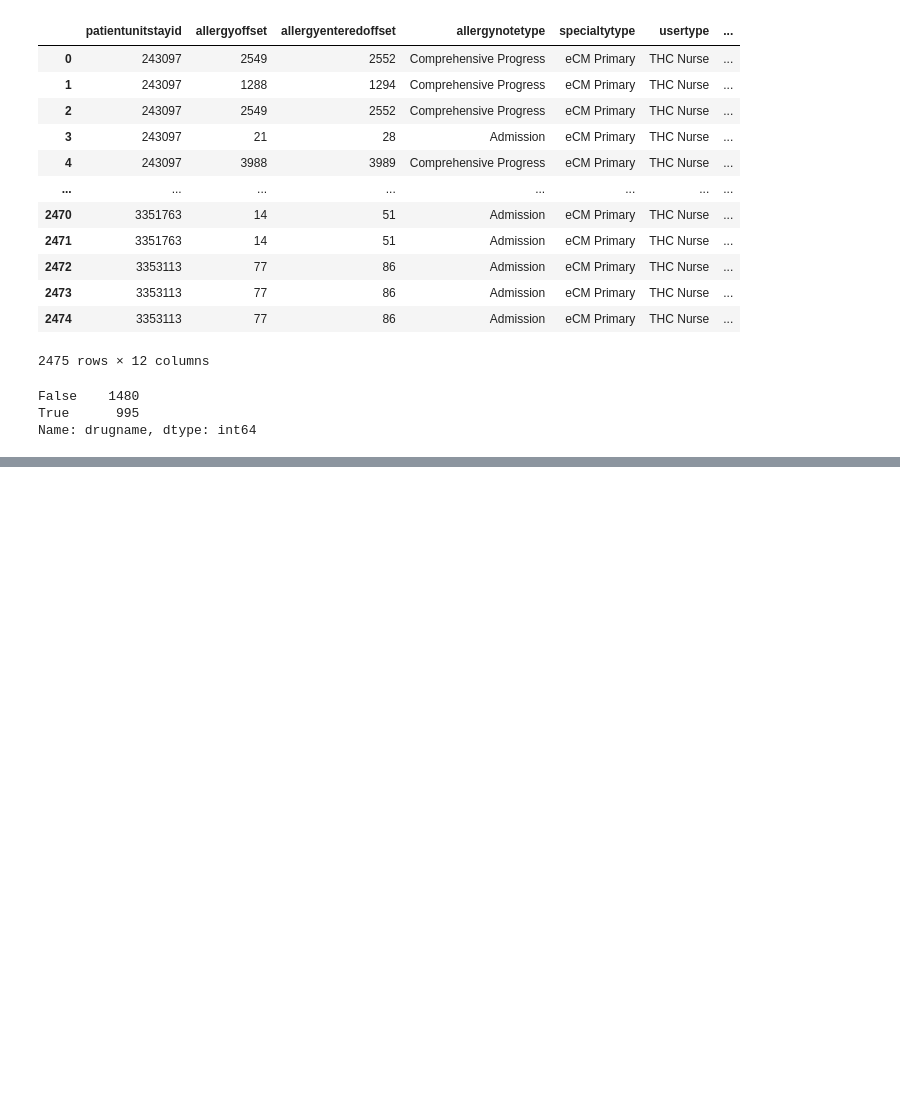
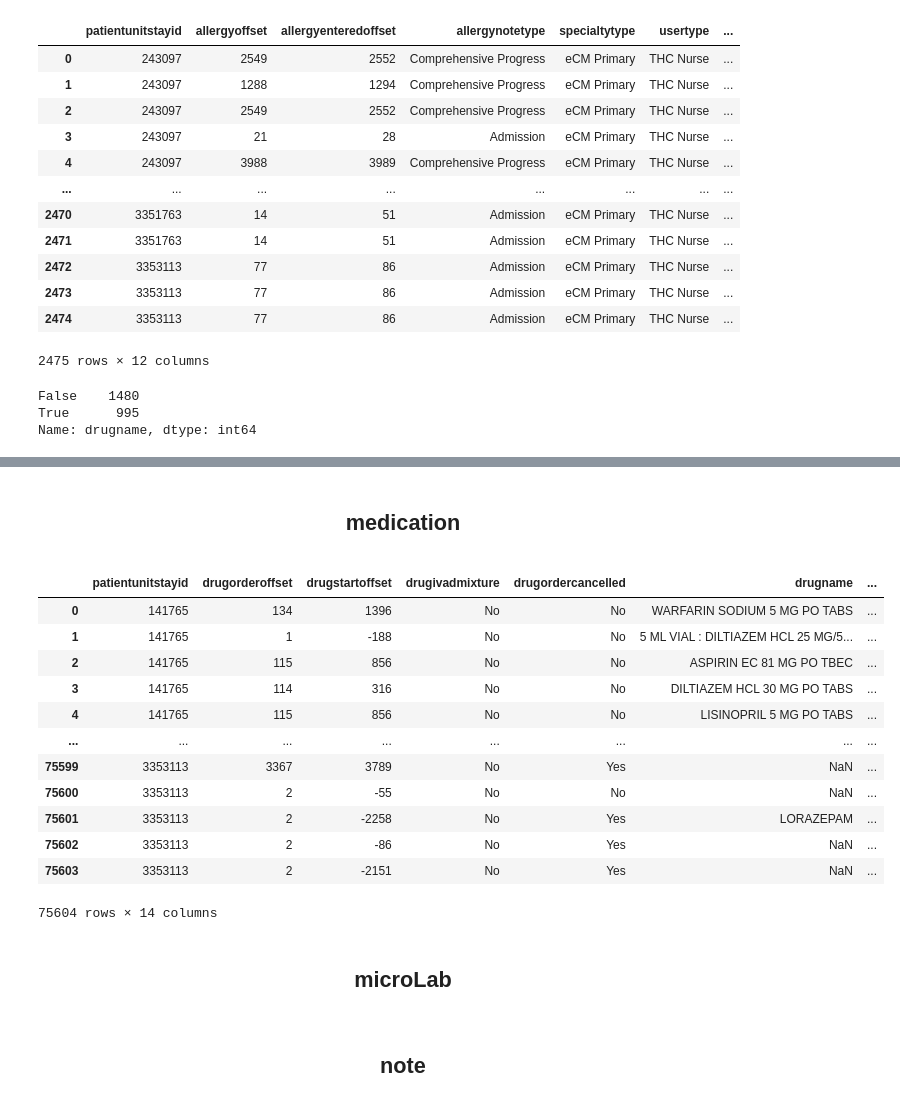
Before and after one commit to ThePylots/Reto1_Prediccion_Estancia_UCI, a Jupyter notebook: src/data_cleaning.ipynb, the cells around one changed output, grey strips where cells are left out. Saved outputs shown, nothing was run; the diff lists cells and outputs as text; code cells hidden in the pictures; blank space fills up the shorter version.

```diff
--- a/src/data_cleaning.ipynb
+++ b/src/data_cleaning.ipynb
@@ -167,0 +219,9 @@ Name: drugname, dtype: int64
+# %%
+# TODO: Mirar relación entre labmeasurenamesystem y labmeasurenameinterface
+
+dfs['lab'] = dfs['lab'].drop(columns=[
+    'labtypeid', # Irrelevante
+    'labname', # Irrelevante
+    'labresulttext', # Redundante con labResult
+    'labresultrevisedoffset' # Reundante con labresultoffset
+], axis=1)
@@ -167,0 +244,18 @@ Name: drugname, dtype: int64
+# %% [markdown]
+<center><h2><b>medication</b></h2></center>
+# %%
+dfs['medication']
+# %% [output]
+|  | patientunitstayid | drugorderoffset | drugstartoffset | drugivadmixture | drugordercancelled | drugname | ... |
+| 0 | 141765 | 134 | 1396 | No | No | WARFARIN SODIUM 5 MG PO TABS | ... |
+| 1 | 141765 | 1 | -188 | No | No | 5 ML VIAL : DILTIAZEM HCL 25 MG/5... | ... |
+| 2 | 141765 | 115 | 856 | No | No | ASPIRIN EC 81 MG PO TBEC | ... |
+| 3 | 141765 | 114 | 316 | No | No | DILTIAZEM HCL 30 MG PO TABS | ... |
+| 4 | 141765 | 115 | 856 | No | No | LISINOPRIL 5 MG PO TABS | ... |
+| ... | ... | ... | ... | ... | ... | ... | ... |
+| 75599 | 3353113 | 3367 | 3789 | No | Yes | NaN | ... |
+| 75600 | 3353113 | 2 | -55 | No | No | NaN | ... |
+| 75601 | 3353113 | 2 | -2258 | No | Yes | LORAZEPAM | ... |
+| 75602 | 3353113 | 2 | -86 | No | Yes | NaN | ... |
+| 75603 | 3353113 | 2 | -2151 | No | Yes | NaN | ... |
+75604 rows × 14 columns
@@ -167,0 +274,2 @@ Name: drugname, dtype: int64
+# %% [markdown]
+<center><h2><b>microLab</b></h2></center>
@@ -167,0 +278,2 @@ Name: drugname, dtype: int64
+# %% [markdown]
+<center><h2><b>note</b></h2></center>
```
Also changed, not shown: parts of 48 cells of this notebook, 3 other files.
